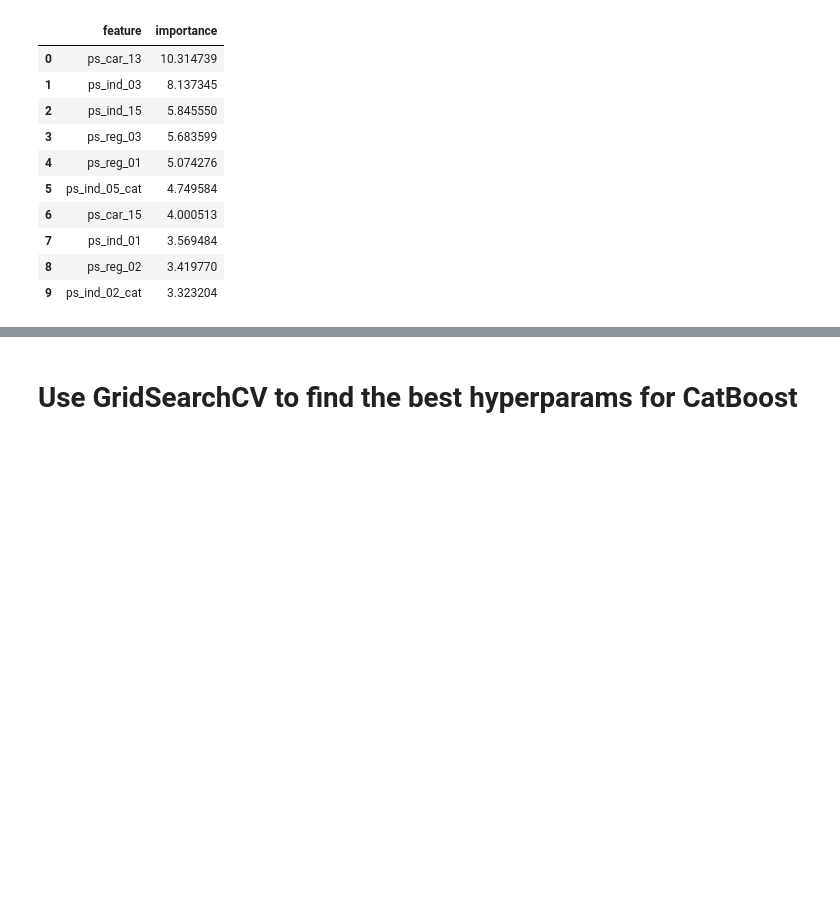
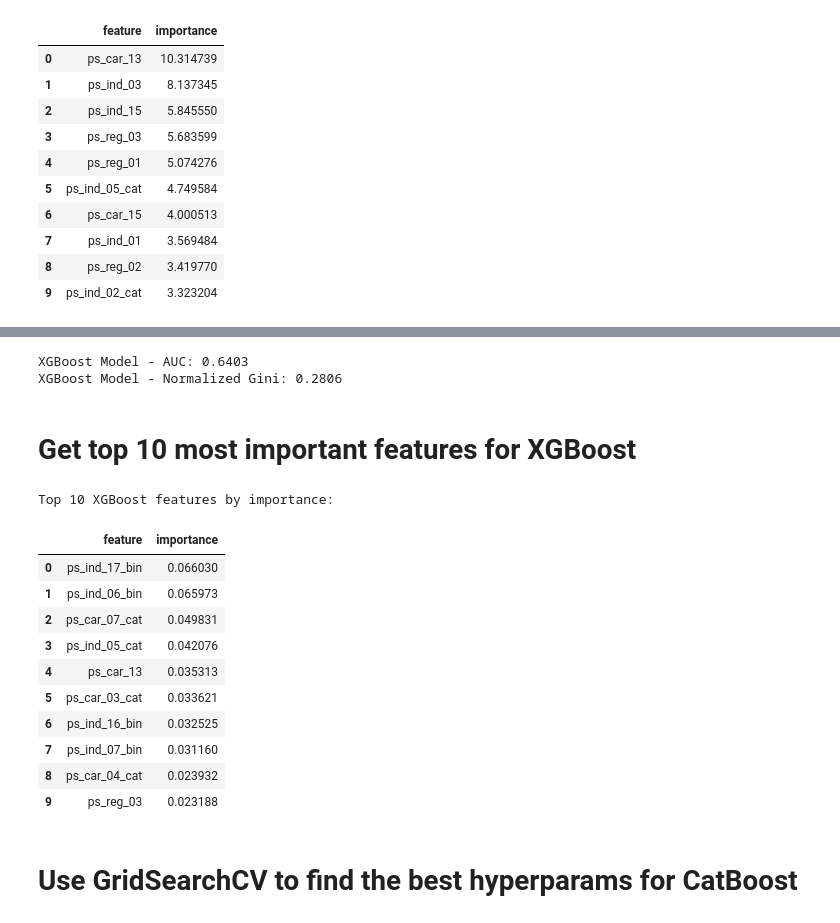
Before and after one commit to somanole/ds-safe-driver-prediction, a Jupyter notebook: Sorin_notebook.ipynb, the cells around one changed output, grey strips where cells are left out. Saved outputs shown, nothing was run; the diff lists cells and outputs as text; code cells hidden in the pictures; blank space fills up the shorter version.

```diff
--- a/Sorin_notebook.ipynb
+++ b/Sorin_notebook.ipynb
@@ -492,3 +500,83 @@ Top 10 CatBoost features by importance:
+# %%
+import xgboost as xgb
+from sklearn.model_selection import train_test_split
+from sklearn.metrics import roc_auc_score
+
+X_train, X_valid, y_train, y_valid = train_test_split(
+    X, y, test_size=0.2, random_state=42, stratify=y
+)
+
+pos_weight = (y_train == 0).sum() / (y_train == 1).sum()
+
+xgb_model = xgb.XGBClassifier(
+    n_estimators=2000,
+    learning_rate=0.02,
+    max_depth=5,
+    eval_metric="auc",
+    early_stopping_rounds=200,   # <-- MOVE HERE
+    scale_pos_weight=pos_weight,
+    random_state=42,
+    n_jobs=-1,
+    min_child_weight=2,
+    reg_alpha=0.1,
+    subsample=0.8,
+    colsample_bytree=0.7,
+    gamma=0.0,
+    reg_lambda=5.0,
+    tree_method="hist")
+
+xgb_model.fit(
+    X_train,
+    y_train,
+    eval_set=[(X_valid, y_valid)],
+    verbose=False
+)
+
+y_pred_xgb = xgb_model.predict_proba(X_valid)[:, 1]
+auc_xgb = roc_auc_score(y_valid, y_pred_xgb)
+gini_xgb = 2 * auc_xgb - 1
+
+print(f"XGBoost Model - AUC: {auc_xgb:.4f}")
+print(f"XGBoost Model - Normalized Gini: {gini_xgb:.4f}")
+# %% [output]
+XGBoost Model - AUC: 0.6403
+XGBoost Model - Normalized Gini: 0.2806
+# %% [markdown]
+# Get top 10 most important features for XGBoost
+# %%
+import pandas as pd
+import numpy as np
+
+# get feature importances (gain-based)
+importances = xgb_model.feature_importances_
+
+feature_importance_df = pd.DataFrame({
+    "feature": X_train.columns,
+    "importance": importances
+})
+
+top10 = (
+    feature_importance_df
+    .sort_values("importance", ascending=False)
+    .head(10)
+    .reset_index(drop=True)
+)
+
+print("Top 10 XGBoost features by importance:")
+top10
+# %% [output]
+Top 10 XGBoost features by importance:
+|  | feature | importance |
+| 0 | ps_ind_17_bin | 0.066030 |
+| 1 | ps_ind_06_bin | 0.065973 |
+| 2 | ps_car_07_cat | 0.049831 |
+| 3 | ps_ind_05_cat | 0.042076 |
+| 4 | ps_car_13 | 0.035313 |
+| 5 | ps_car_03_cat | 0.033621 |
+| 6 | ps_ind_16_bin | 0.032525 |
+| 7 | ps_ind_07_bin | 0.031160 |
+| 8 | ps_car_04_cat | 0.023932 |
+| 9 | ps_reg_03 | 0.023188 |
 # %% [markdown]
 # Use GridSearchCV to find the best hyperparams for CatBoost
 # %%
```
Also changed, not shown: parts of 8 cells of this notebook.
